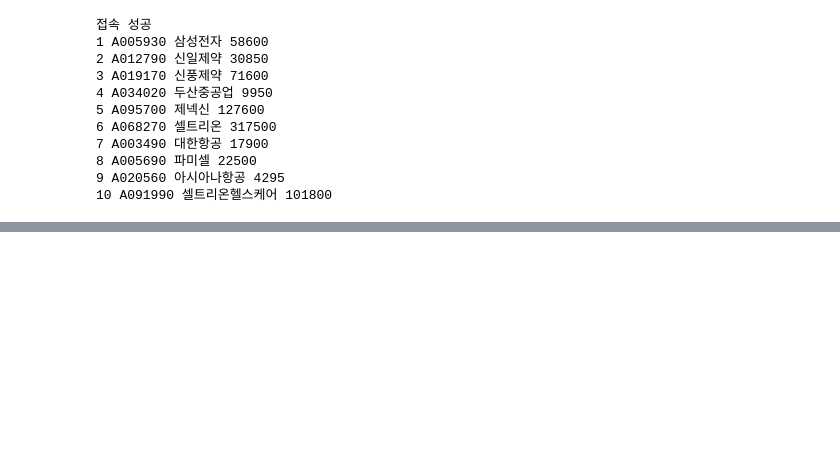
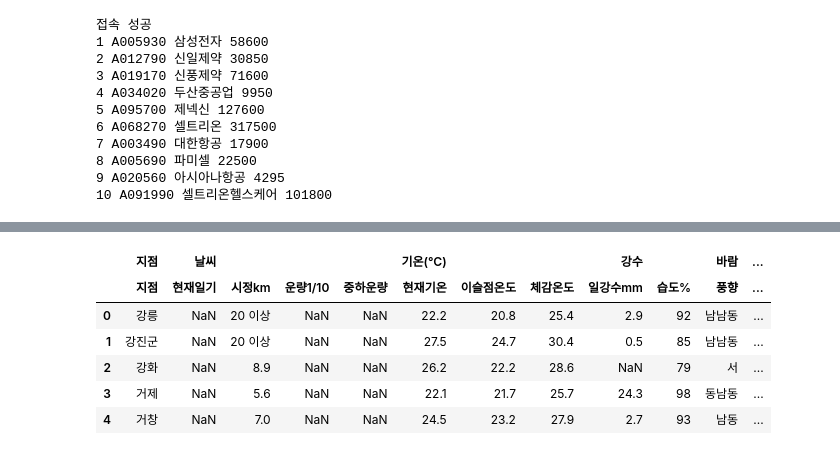
Before and after one commit to SwimmingHwang/practice-python, a Jupyter notebook: python_web_scraping.ipynb, the cells around one changed output, grey strips where cells are left out. Saved outputs shown, nothing was run; the diff lists cells and outputs as text; code cells hidden in the pictures; blank space fills up the shorter version.

```diff
--- a/python_web_scraping.ipynb
+++ b/python_web_scraping.ipynb
@@ -426,0 +431,7 @@ else:
+# %%
+import requests
+from bs4 import BeautifulSoup
+
+url = 'http://www.weather.go.kr/weather/observation/currentweather.jsp'
+res = requests.get(url)
+soup = BeautifulSoup(res.text,'lxml')
@@ -426,0 +459,13 @@ else:
+# %%
+import pandas as pd
+df = pd.read_html(res.text)[0]
+# %%
+df.head()
+# %% [output]
+|  | 지점 | 날씨 |  |  |  | 기온(℃) |  |  | 강수 |  | 바람 | ... |
+|  | 지점 | 현재일기 | 시정km | 운량1/10 | 중하운량 | 현재기온 | 이슬점온도 | 체감온도 | 일강수mm | 습도% | 풍향 | ... |
+| 0 | 강릉 | NaN | 20 이상 | NaN | NaN | 22.2 | 20.8 | 25.4 | 2.9 | 92 | 남남동 | ... |
+| 1 | 강진군 | NaN | 20 이상 | NaN | NaN | 27.5 | 24.7 | 30.4 | 0.5 | 85 | 남남동 | ... |
+| 2 | 강화 | NaN | 8.9 | NaN | NaN | 26.2 | 22.2 | 28.6 | NaN | 79 | 서 | ... |
+| 3 | 거제 | NaN | 5.6 | NaN | NaN | 22.1 | 21.7 | 25.7 | 24.3 | 98 | 동남동 | ... |
+| 4 | 거창 | NaN | 7.0 | NaN | NaN | 24.5 | 23.2 | 27.9 | 2.7 | 93 | 남동 | ... |
```
Also changed, not shown: parts of 21 cells of this notebook, 2 other files.
